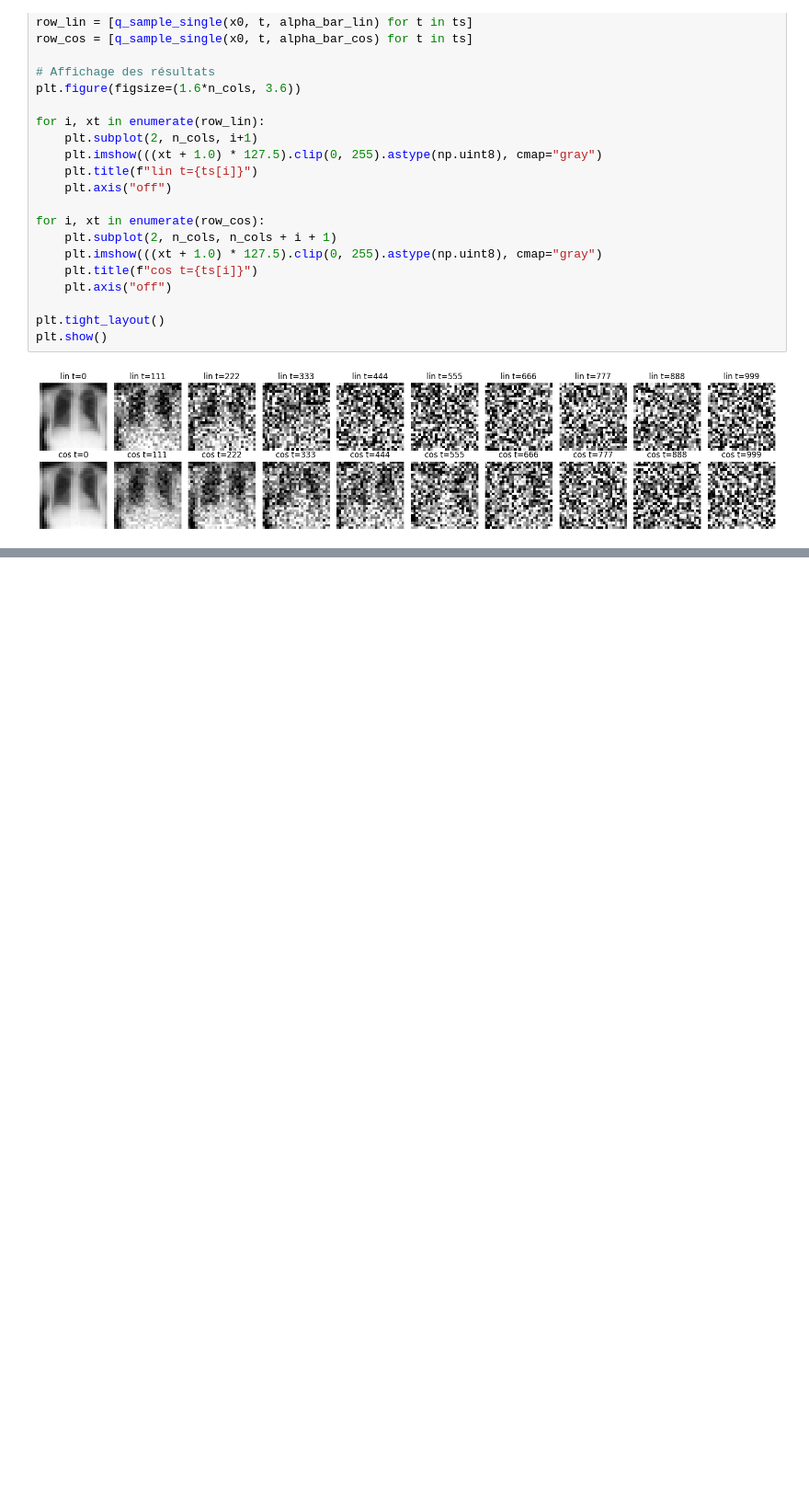
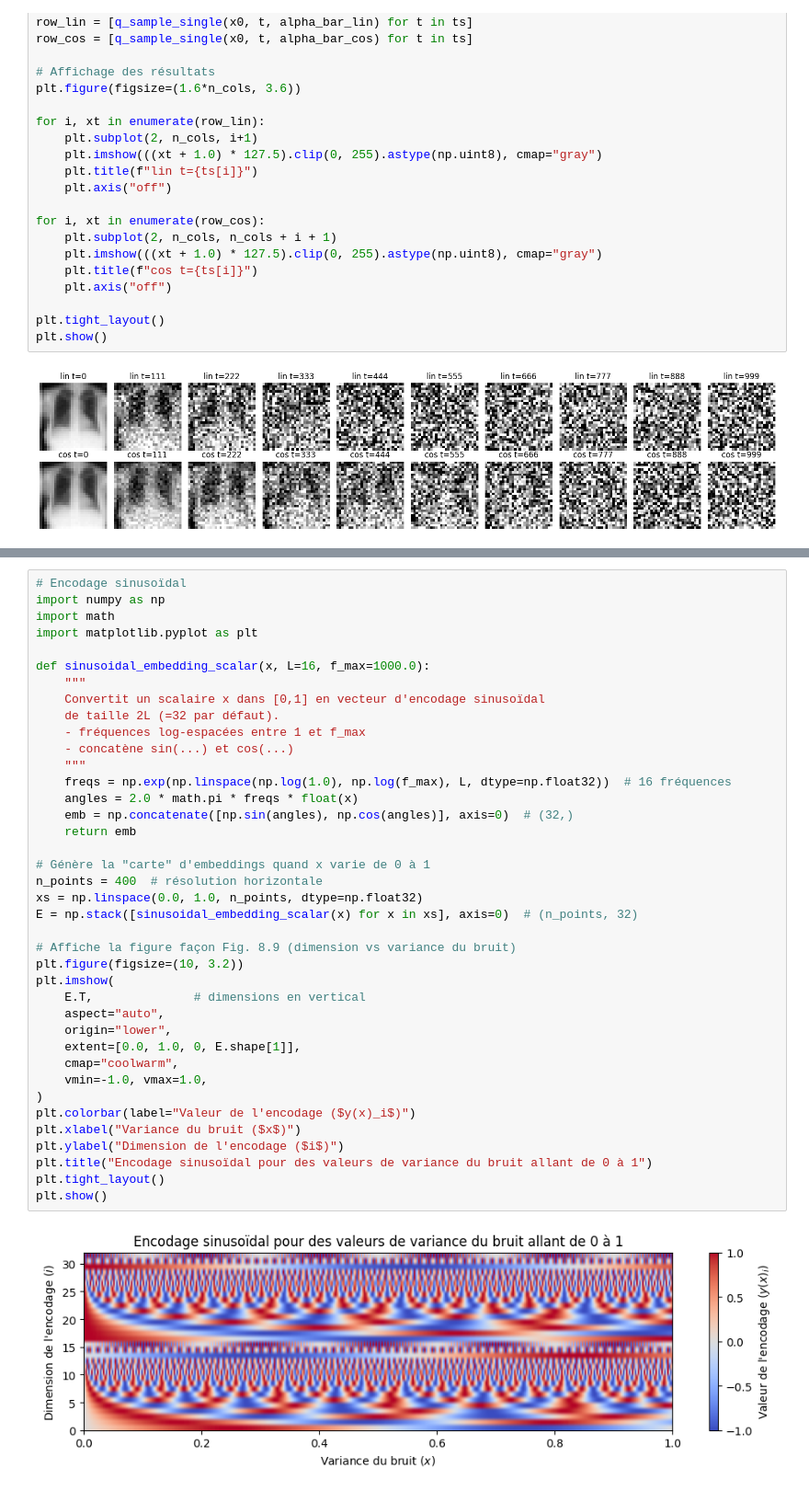
Before and after one commit to tomboulier/diffusion_models_tuto, a Jupyter notebook: notebooks/tuto_with_chatGPT.ipynb, the cells around one changed output, grey strips where cells are left out. Shown: that part at 92% size. Drawn from its saved outputs; the diff is of its cells as text; blank space fills up the shorter version.

Commit message:
feat: add sinusoidal embedding explanation

```diff
--- a/notebooks/tuto_with_chatGPT.ipynb
+++ b/notebooks/tuto_with_chatGPT.ipynb
@@ -189,0 +207,41 @@ Afin de mieux comprendre ce réseau U-net, nous devons d'abord comprendre les co
+# %%
+# Encodage sinusoïdal
+import numpy as np
+import math
+import matplotlib.pyplot as plt
+
+def sinusoidal_embedding_scalar(x, L=16, f_max=1000.0):
+    """
+    Convertit un scalaire x dans [0,1] en vecteur d'encodage sinusoïdal
+    de taille 2L (=32 par défaut).
+    - fréquences log-espacées entre 1 et f_max
+    - concatène sin(...) et cos(...)
+    """
+    freqs = np.exp(np.linspace(np.log(1.0), np.log(f_max), L, dtype=np.float32))  # 16 fréquences
+    angles = 2.0 * math.pi * freqs * float(x)
+    emb = np.concatenate([np.sin(angles), np.cos(angles)], axis=0)  # (32,)
+    return emb
+
+# Génère la "carte" d'embeddings quand x varie de 0 à 1
+n_points = 400  # résolution horizontale
+xs = np.linspace(0.0, 1.0, n_points, dtype=np.float32)
+E = np.stack([sinusoidal_embedding_scalar(x) for x in xs], axis=0)  # (n_points, 32)
+
+# Affiche la figure façon Fig. 8.9 (dimension vs variance du bruit)
+plt.figure(figsize=(10, 3.2))
+plt.imshow(
+    E.T,              # dimensions en vertical
+    aspect="auto",
+    origin="lower",
+    extent=[0.0, 1.0, 0, E.shape[1]],
+    cmap="coolwarm",
+    vmin=-1.0, vmax=1.0,
+)
+plt.colorbar(label="Valeur de l'encodage ($y(x)_i$)")
+plt.xlabel("Variance du bruit ($x$)")
+plt.ylabel("Dimension de l'encodage ($i$)")
+plt.title("Encodage sinusoïdal pour des valeurs de variance du bruit allant de 0 à 1")
+plt.tight_layout()
+plt.show()
+# %% [output]
+[figure, added]
```
Also changed, not shown: parts of 1 cell of this notebook.
